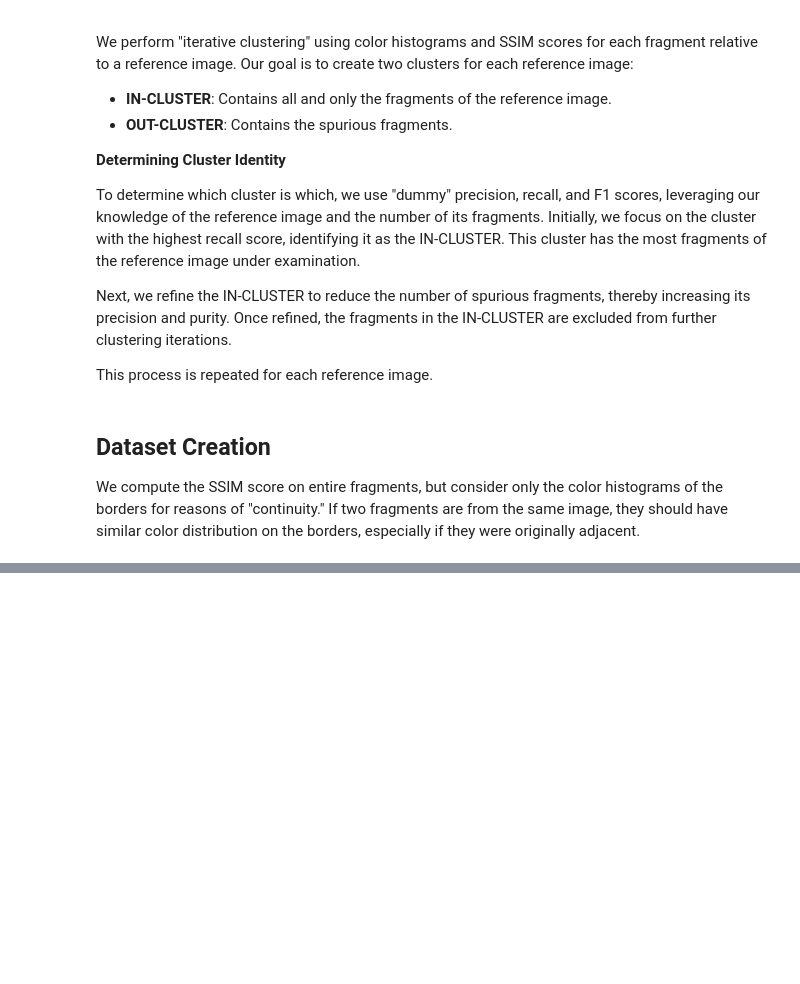
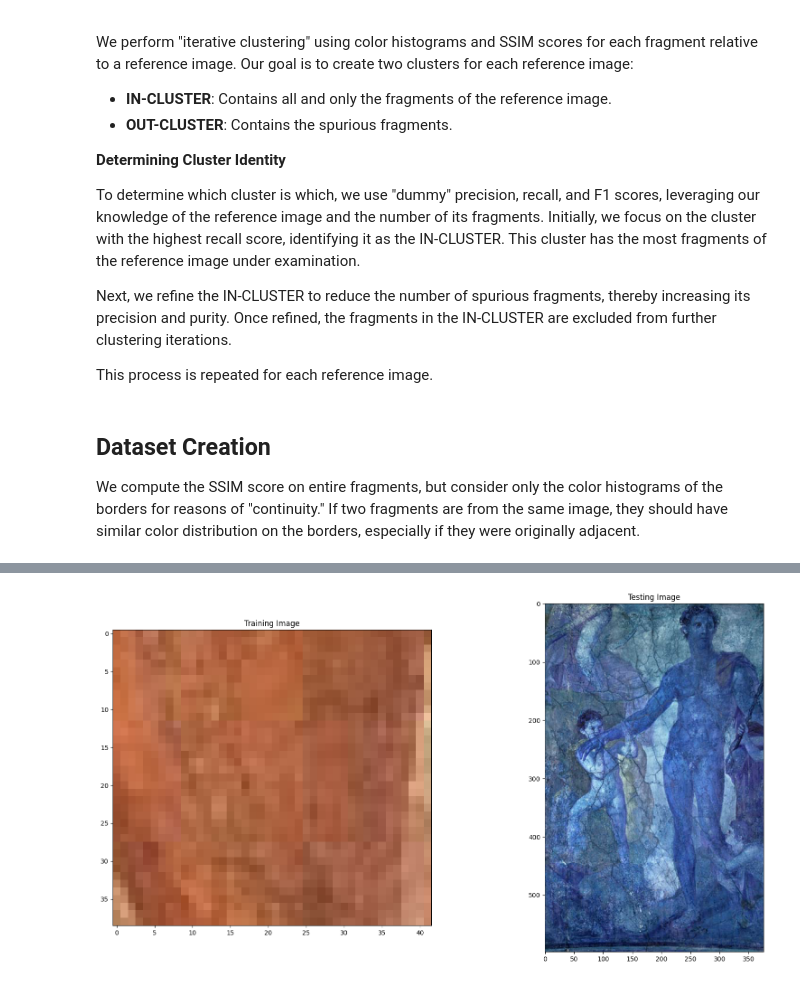
Before and after one commit to angelonazzaro/artworks-reconstruction, a Jupyter notebook: pipeline.ipynb, the cells around one changed output, grey strips where cells are left out. Cells and saved outputs as stored; diff of their text form; code cells hidden in the pictures; blank space fills up the shorter version.

Commit message:
test SIFT metrics
Co-authored-by: Angelo <angelonazzaro12@gmail.com>
Co-authored-by: AngeloPalmieri <palmieri309@gmail.com>

```diff
--- a/pipeline.ipynb
+++ b/pipeline.ipynb
@@ -236,0 +286,86 @@ restore_data(optimal_data_dir, data_dir)
+# %%
+# Import resources and display image
+
+import cv2
+import matplotlib.pyplot as plt
+import numpy as np
+
+# Load the image
+image1 = cv.imread("./data/5.33.28.png", cv.IMREAD_UNCHANGED)
+
+# Convert the training image to RGB
+training_image = cv2.cvtColor(image1, cv2.COLOR_BGR2RGB)
+
+# Convert the training image to gray scale
+training_gray = cv2.cvtColor(training_image, cv2.COLOR_RGB2GRAY)
+
+# Create test image by adding Scale Invariance and Rotational Invariance
+test_image = reference_images[0]
+num_rows, num_cols = test_image.shape[:2]
+
+test_gray = cv2.cvtColor(test_image, cv2.COLOR_RGB2GRAY)
+
+# Display traning image and testing image
+fx, plots = plt.subplots(1, 2, figsize=(20,10))
+
+plots[0].set_title("Training Image")
+plots[0].imshow(training_image)
+
+plots[1].set_title("Testing Image")
+plots[1].imshow(test_image)
+
+
+# ## Detect keypoints and Create Descriptor
+
+sift = cv2.SIFT_create()
+
+train_keypoints, train_descriptor = sift.detectAndCompute(training_gray, None)
+test_keypoints, test_descriptor = sift.detectAndCompute(test_gray, None)
+
+keypoints_without_size = np.copy(training_image)
+keypoints_with_size = np.copy(training_image)
+
+cv2.drawKeypoints(training_image, train_keypoints, keypoints_without_size, color = (0, 255, 0))
+
+cv2.drawKeypoints(training_image, train_keypoints, keypoints_with_size, flags = cv2.DRAW_MATCHES_FLAGS_DRAW_RICH_KEYPOINTS)
+
+# Display image with and without keypoints size
+fx, plots = plt.subplots(1, 2, figsize=(20,10))
+
+plots[0].set_title("Train keypoints With Size")
+plots[0].imshow(keypoints_with_size, cmap='gray')
+
+plots[1].set_title("Train keypoints Without Size")
+plots[1].imshow(keypoints_without_size, cmap='gray')
+
+# Print the number of keypoints detected in the training image
+print("Number of Keypoints Detected In The Training Image: ", len(train_keypoints))
+
+# Print the number of keypoints detected in the query image
+print("Number of Keypoints Detected In The Query Image: ", len(test_keypoints))
+
+
+# ## Matching Keypoints
+
+
+# Create a Brute Force Matcher object.
+bf = cv2.BFMatcher(cv2.NORM_L1, crossCheck = False)
+
+# Perform the matching between the SIFT descriptors of the training image and the test image
+matches = bf.match(train_descriptor, test_descriptor)
+good_matches = [match for match in matches if match.distance  < 2500]
+
+# The matches with shorter distance are the ones we want.
+matches = sorted(matches, key = lambda x : x.distance)
+
+result = cv2.drawMatches(training_image, train_keypoints, test_gray, test_keypoints, matches, test_gray, flags = 2)
+
+# Display the best matching points
+plt.rcParams['figure.figsize'] = [14.0, 7.0]
+plt.title('Best Matching Points')
+plt.imshow(result)
+plt.show()
+
+# Print total number of matching points between the training and query images
+print("\nNumber of Matching Keypoints Between The Training and Query Images: ", len(matches))
+# %% [output]
@@ -236,0 +374 @@ restore_data(optimal_data_dir, data_dir)
+[figure, added]
```
Also changed, not shown: parts of 10 cells of this notebook.
